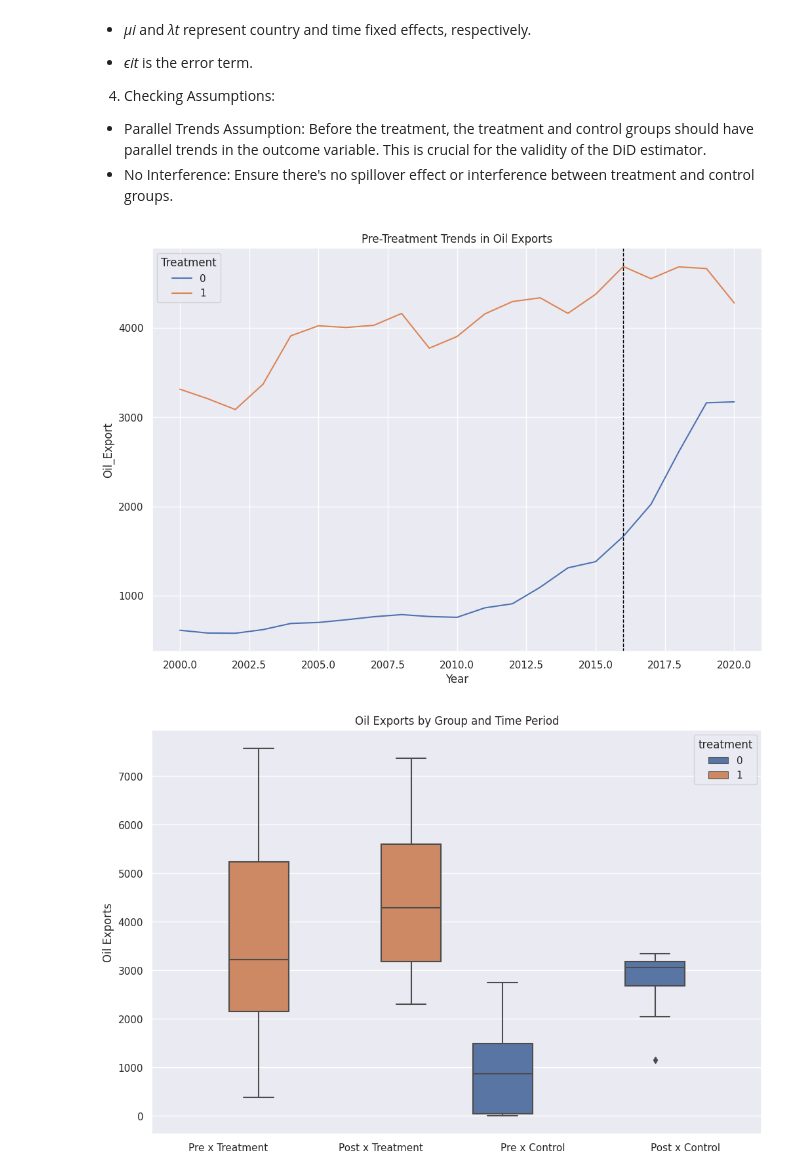
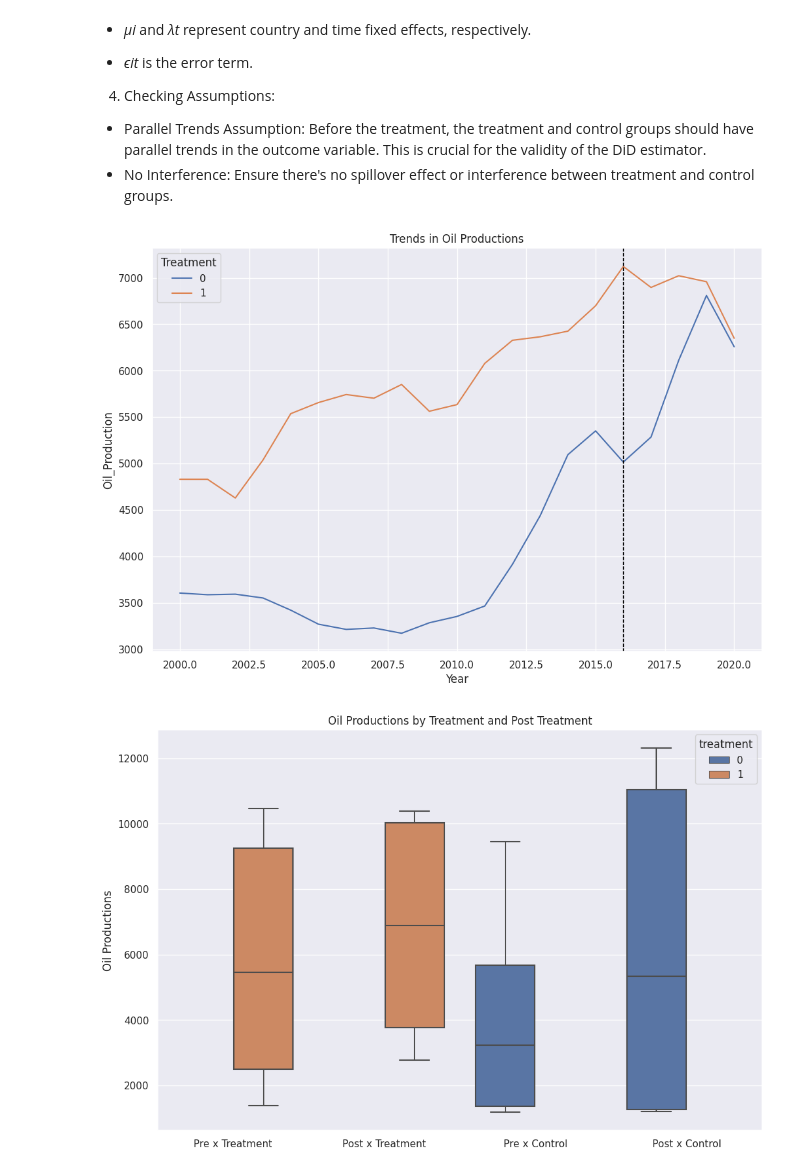
Before and after one commit to boboguan/QM2Gr13, a Jupyter notebook: QM2 Code.ipynb, the cells around one changed output. Cells and saved outputs as stored; diff of their text form; code cells hidden in the pictures.

```diff
--- a/QM2 Code.ipynb
+++ b/QM2 Code.ipynb
@@ -360,25 +360,25 @@ df['post_treatment']=df['post']*df['treatment']
 # %%
 # Plot trends over time by group
 plt.figure(figsize=(12, 8))
-sns.lineplot(data= df, x='Year', y='Oil_Export', hue='Treatment', ci=None)
+sns.lineplot(data= df, x='Year', y='Oil_Production', hue='Treatment', ci=None)
 
 plt.axvline(x=2016, color='black', linestyle='--', lw=1)
-plt.title('Trends in Oil Exports')
+plt.title('Trends in Oil Productions')
 plt.show()
 # 1 is OPEC+ and 0 is Not-OPEC+
 # %% [output]
-[figure, old version]
+[figure, new version]
 # %%
 df['category']=df['treatment'].astype(str)+df['post'].astype(str)
 
-sns.boxplot(data=df, x='Group', y='Oil_Export',hue='treatment')
-plt.title('Oil Exports by Treatment and Post Treatment')
-plt.ylabel('Oil Exports')
+sns.boxplot(data=df, x='Group', y='Oil_Production',hue='treatment')
+plt.title('Oil Productions by Treatment and Post Treatment')
+plt.ylabel('Oil Productions')
 plt.xlabel('')
 
 plt.show()
 # %% [output]
-[figure, old version]
+[figure, new version]
 # %%
 from statsmodels.formula.api import ols
 
```
Also changed, not shown: parts of 1 cell of this notebook.
